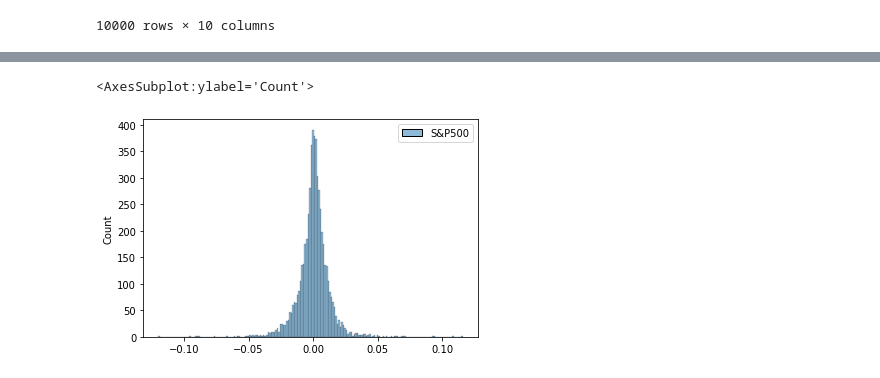
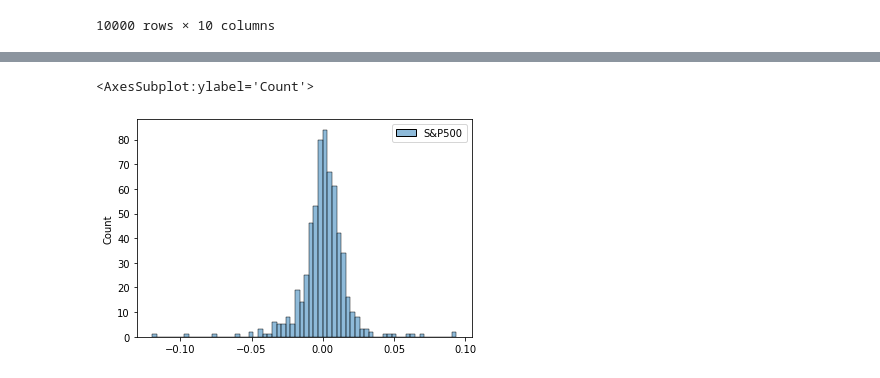
Before and after one commit to technometrics-lab/17-Venture-Capital-Risk-and-Return, a Jupyter notebook: src/notebooks/stylized_facts.ipynb, the cells around one changed output, grey strips where cells are left out. Saved outputs shown, nothing was run; the diff lists cells and outputs as text; code cells hidden in the pictures.

```diff
--- a/src/notebooks/stylized_facts.ipynb
+++ b/src/notebooks/stylized_facts.ipynb
@@ -244,9 +293,9 @@ from scripts.market_api import get_yfinance_time_series
 # %%
-sp500 = get_yfinance_time_series('^GSPC', start=2000, end=None)
+sp500 = get_yfinance_time_series('^GSPC', start=2020, end=None)
 daily_ret = sp500.pct_change()
 daily_ret = daily_ret.reset_index()
 daily_ret.columns=['date', 'S&P500']
 sns.histplot(data=daily_ret)
 # %% [output]
 <AxesSubplot:ylabel='Count'>
-[figure, old version]
+[figure, new version]
```
Also changed, not shown: parts of 14 cells of this notebook, 19 other files.
